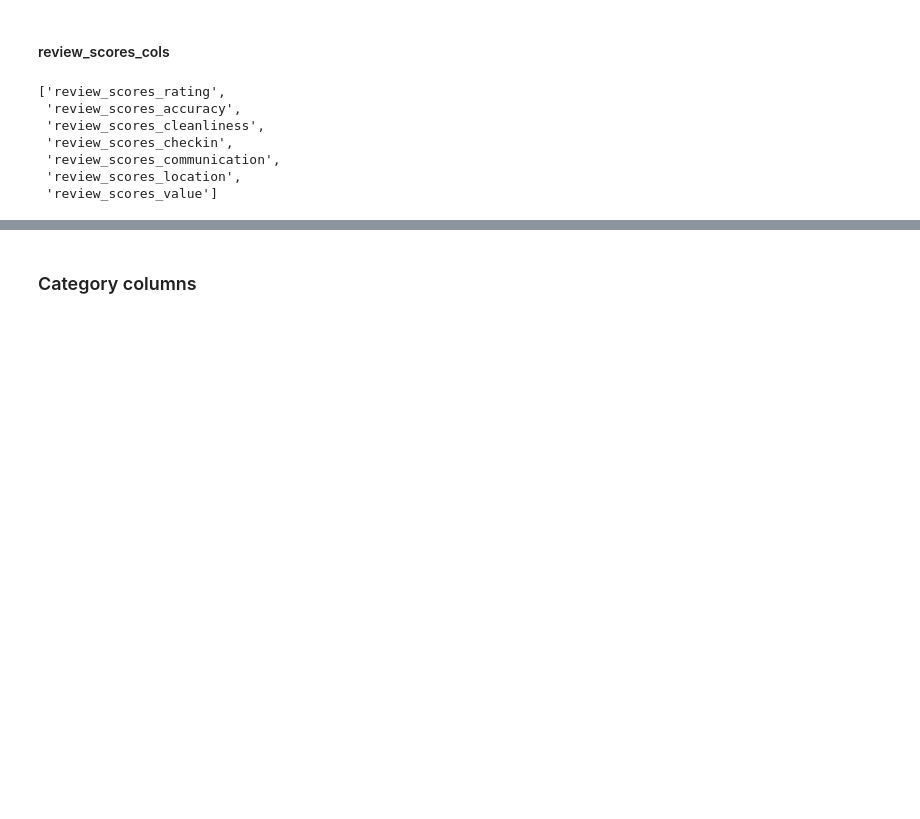
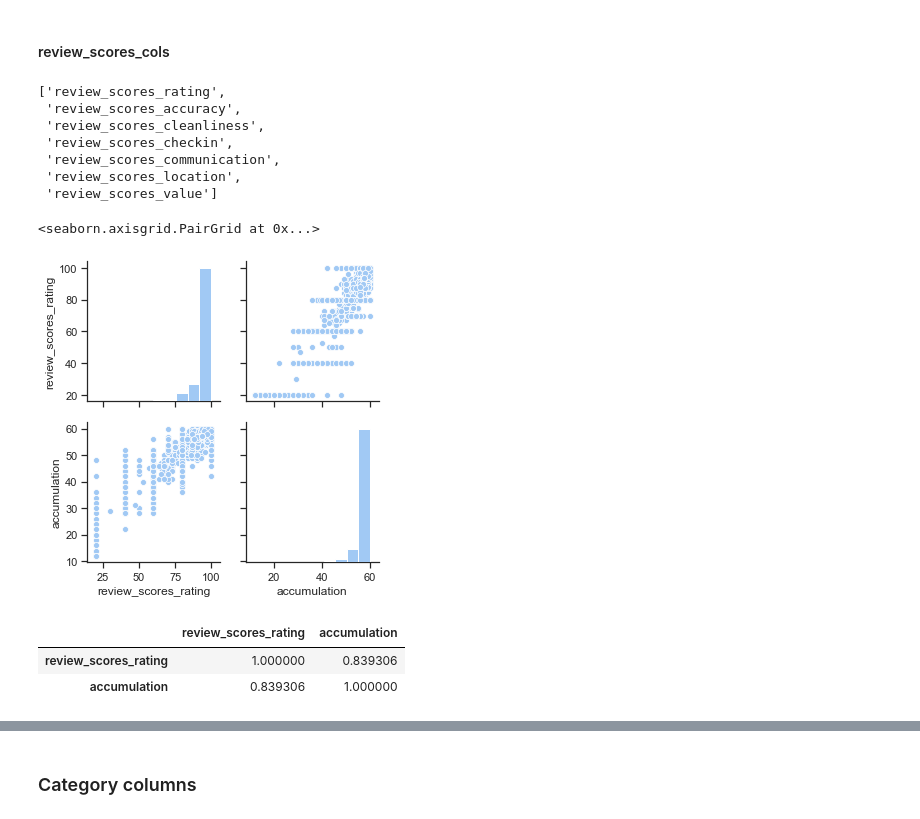
Before and after one commit to weiweiECNU/QBUS, a Jupyter notebook: QBUS6810_2/group assignment.ipynb, the cells around one changed output, grey strips where cells are left out. Cells and saved outputs as stored; diff of their text form; code cells hidden in the pictures; blank space fills up the shorter version.

```diff
--- a/QBUS6810_2/group assignment.ipynb
+++ b/QBUS6810_2/group assignment.ipynb
@@ -759,6 +896,18 @@ review_scores_cols
  'review_scores_location',
  'review_scores_value']
 # %%
-temp = df["review_scores_accuracy"] + df["review_scores_cleanliness"] + df["review_scores_checkin"] + \
+accumulation = df["review_scores_accuracy"] + df["review_scores_cleanliness"] + df["review_scores_checkin"] + \
     df["review_scores_communication"] + \
     df["review_scores_location"] + df["review_scores_value"]
+accumulation.name = "accumulation"
+# %%
+sns.pairplot(pd.concat([df["review_scores_rating"], accumulation],axis=1))
+# %% [output]
+<seaborn.axisgrid.PairGrid at 0x...>
+[figure, added]
+# %%
+pd.concat([df["review_scores_rating"], accumulation],axis=1).corr()
+# %% [output]
+|  | review_scores_rating | accumulation |
+| review_scores_rating | 1.000000 | 0.839306 |
+| accumulation | 0.839306 | 1.000000 |
```
Also changed, not shown: parts of 77 cells of this notebook, 4 other files.
